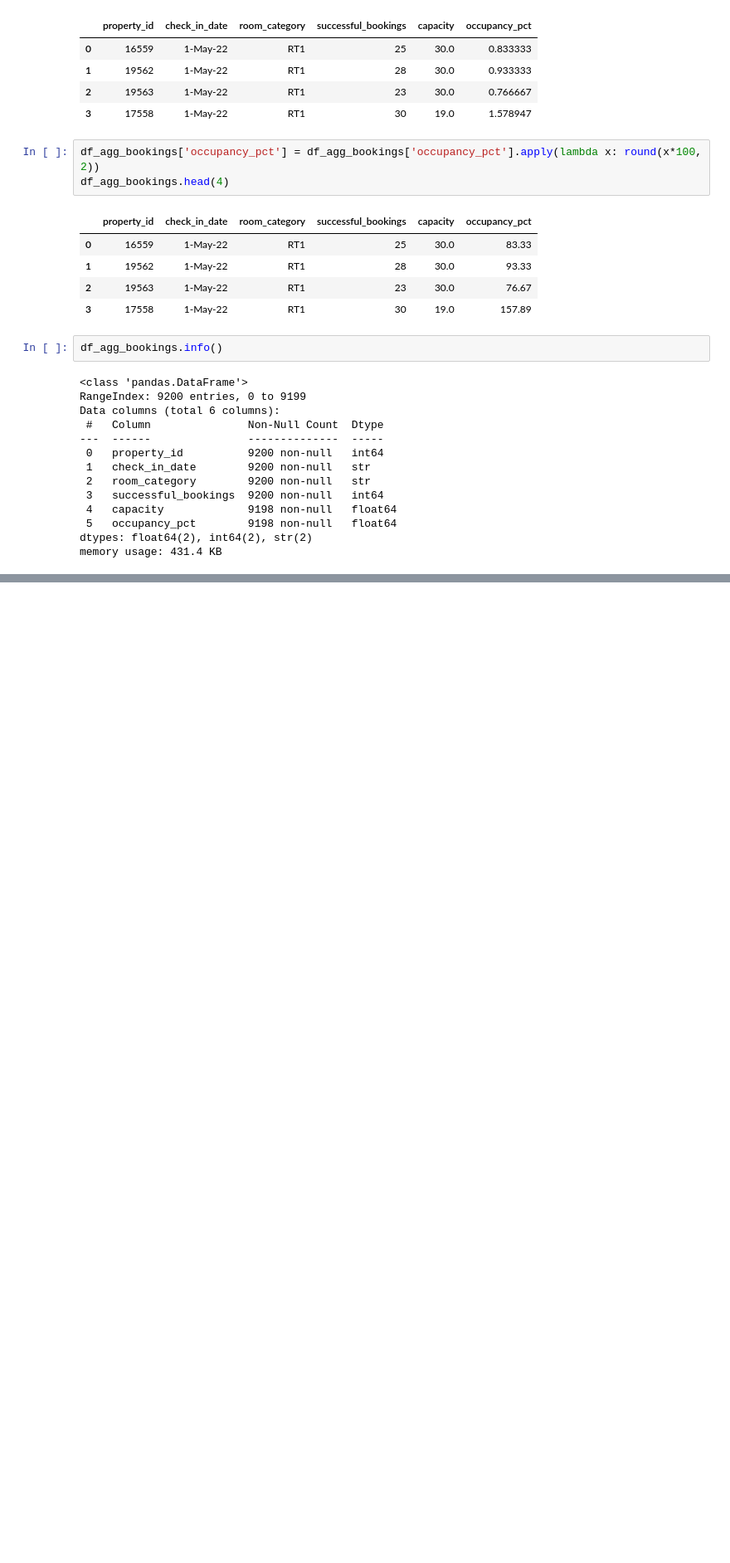
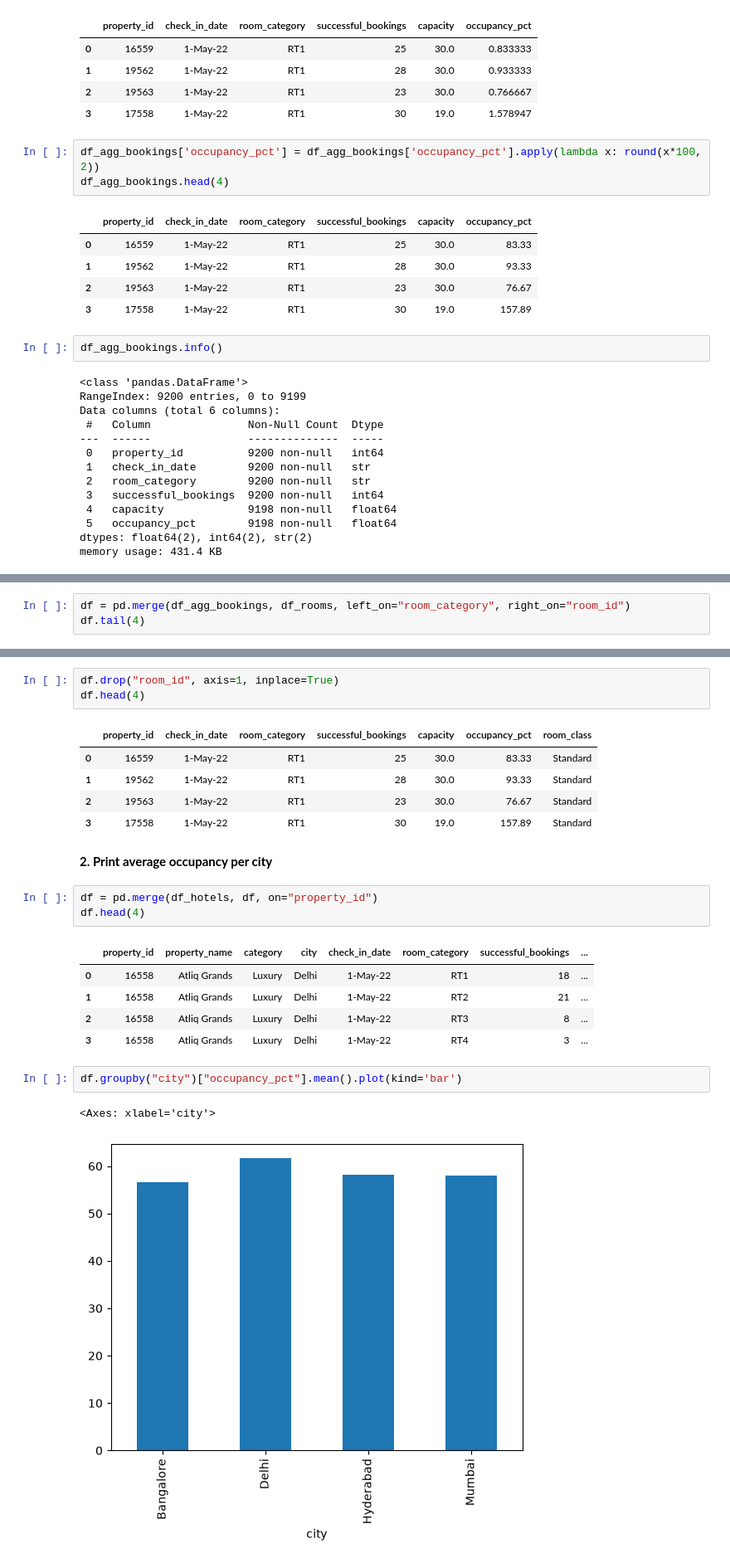
Before and after one commit to dev-p-analytics/hospitality-eda, a Jupyter notebook: hotel.ipynb, the cells around one changed output, grey strips where cells are left out. Shown at 83% size. Drawn from its saved outputs; the diff is of its cells as text; blank space fills up the shorter version.

```diff
--- a/hotel.ipynb
+++ b/hotel.ipynb
@@ -274,0 +288,3 @@ memory usage: 431.4 KB
+# %%
+df = pd.merge(df_agg_bookings, df_rooms, left_on="room_category", right_on="room_id")
+df.tail(4)
@@ -274,0 +306,25 @@ memory usage: 431.4 KB
+# %%
+df.drop("room_id", axis=1, inplace=True)
+df.head(4)
+# %% [output]
+|  | property_id | check_in_date | room_category | successful_bookings | capacity | occupancy_pct | room_class |
+| 0 | 16559 | 1-May-22 | RT1 | 25 | 30.0 | 83.33 | Standard |
+| 1 | 19562 | 1-May-22 | RT1 | 28 | 30.0 | 93.33 | Standard |
+| 2 | 19563 | 1-May-22 | RT1 | 23 | 30.0 | 76.67 | Standard |
+| 3 | 17558 | 1-May-22 | RT1 | 30 | 19.0 | 157.89 | Standard |
+# %% [markdown]
+**2. Print average occupancy per city**
+# %%
+df = pd.merge(df_hotels, df, on="property_id")
+df.head(4)
+# %% [output]
+|  | property_id | property_name | category | city | check_in_date | room_category | successful_bookings | ... |
+| 0 | 16558 | Atliq Grands | Luxury | Delhi | 1-May-22 | RT1 | 18 | ... |
+| 1 | 16558 | Atliq Grands | Luxury | Delhi | 1-May-22 | RT2 | 21 | ... |
+| 2 | 16558 | Atliq Grands | Luxury | Delhi | 1-May-22 | RT3 | 8 | ... |
+| 3 | 16558 | Atliq Grands | Luxury | Delhi | 1-May-22 | RT4 | 3 | ... |
+# %%
+df.groupby("city")["occupancy_pct"].mean().plot(kind='bar')
+# %% [output]
+<Axes: xlabel='city'>
+[figure, added]
```
Also changed, not shown: parts of 34 cells of this notebook.
